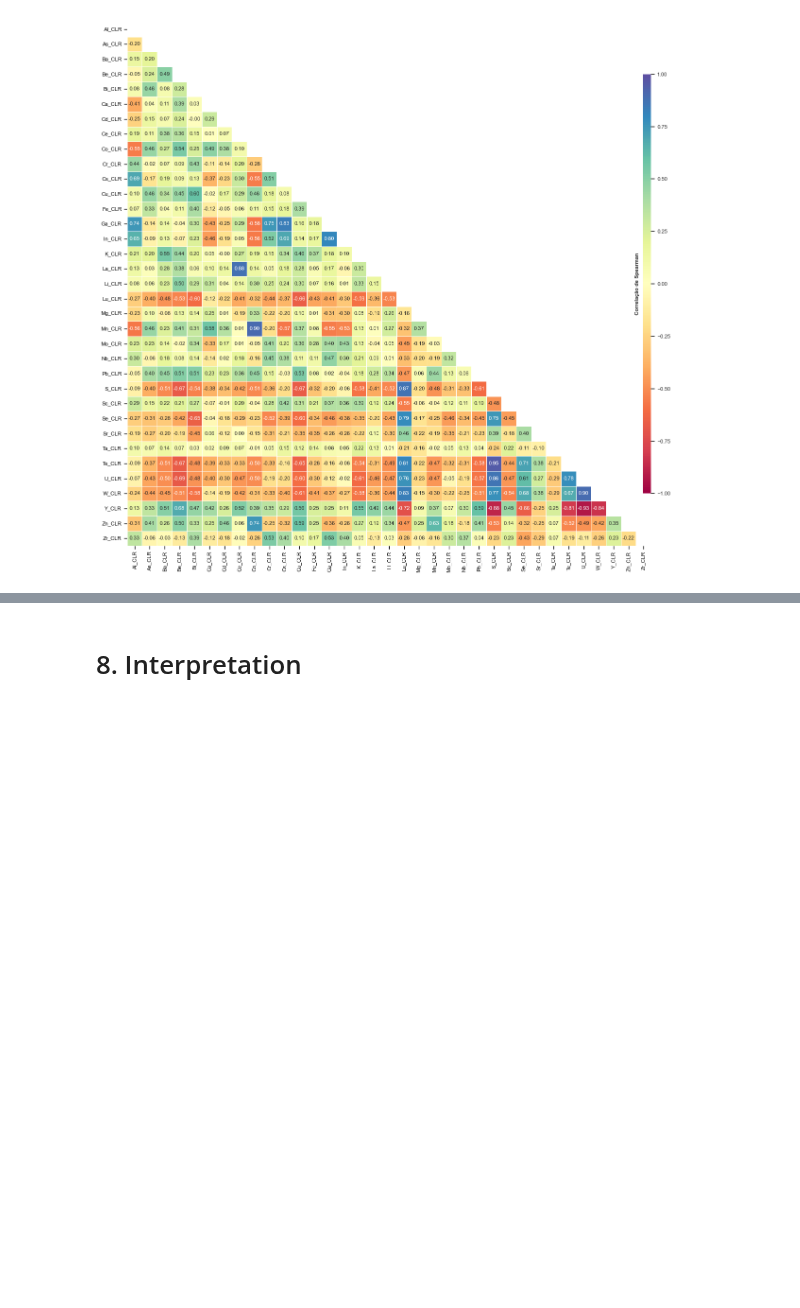
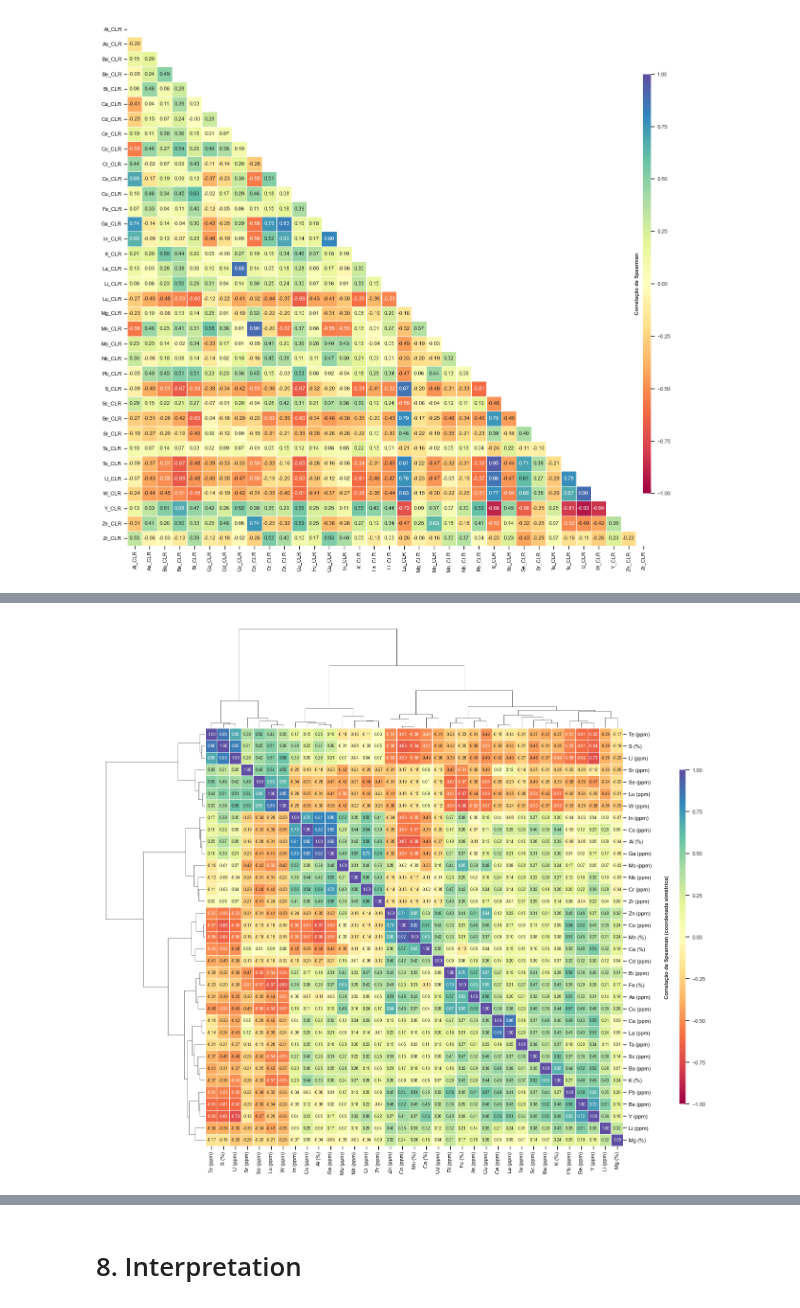
Before and after one commit to dutraluiz/Geochemistry, a Jupyter notebook: 2 - Exploratory Analysis.ipynb, the cells around one changed output, grey strips where cells are left out. Drawn from its saved outputs; the diff is of its cells as text; code cells hidden in the pictures; blank space fills up the shorter version.

```diff
--- a/2 - Exploratory Analysis.ipynb
+++ b/2 - Exploratory Analysis.ipynb
@@ -373,0 +498,48 @@ plt.show()
+# %%
+import seaborn as sns
+import matplotlib.pyplot as plt
+import numpy as np
+from mpl_toolkits.axes_grid1.inset_locator import inset_axes
+
+# 1. Configurações de estilo
+fontsize = 8
+sns.set_theme(style='ticks')
+
+# 2. Criação do Clustermap
+# Nota: Removemos a 'mask' porque o agrupamento muda a ordem dos elementos
+g = sns.clustermap(df_cor_coda_spearman, method='ward',  # Método de Ward para blocos coesos
+                   metric='euclidean', annot=True, fmt='.2f', cmap='Spectral',
+                   vmin=-1, vmax=1, center=0, linewidths=.5, annot_kws={'size': fontsize - 2},
+                   figsize=(12, 12), cbar_pos=None)
+
+# O clustermap retorna um objeto ClusterGrid. O heatmap fica em g.ax_heatmap
+ax = g.ax_heatmap
+
+# 3. Legenda Customizada (seguindo seu estilo anterior)
+# Criamos um eixo para a barra de cores dentro da figura do clustermap
+cax = inset_axes(ax, width='1.5%', height='80%', loc='center right',
+                 bbox_to_anchor=(0.15, 0, 1, 1), bbox_transform=ax.transAxes, borderpad=0)
+cbar = plt.colorbar(ax.collections[0], cax=cax)
+cbar.ax.tick_params(labelsize=fontsize)
+cbar.outline.set_visible(False)
+cax.set_ylabel('Correlação de Spearman (coordenada simétrica)', fontsize=fontsize, weight='bold', rotation=90, labelpad=5)
+cax.yaxis.set_label_position('left')
+
+# 4. Configuração dos Ticks (eixos reordenados pelo cluster)
+ax.tick_params(axis='both', which='both', length=5, width=1, direction='out', colors='black')
+
+# 5. Rótulos customizados (pegando a ordem definida pelo clustering)
+labels_x = [l.get_text().replace('_pct', ' (%)').replace('_ppm', ' (ppm)') for l in ax.get_xticklabels()]
+labels_y = [l.get_text().replace('_pct', ' (%)').replace('_ppm', ' (ppm)') for l in ax.get_yticklabels()]
+
+ax.set_xticklabels(labels_x, fontsize=fontsize, rotation=90)
+ax.set_yticklabels(labels_y, fontsize=fontsize, rotation=0)
+
+# Ajuste fino dos dendrogramas (opcional: mudar cor ou espessura)
+plt.setp(g.ax_row_dendrogram.get_lines(), color='black', lw=0.5)
+plt.setp(g.ax_col_dendrogram.get_lines(), color='black', lw=0.5)
+
+plt.savefig('Figure/4-Clustermap_Spearman_Symm_Clustering.tif', format='tif', dpi=600, bbox_inches='tight')
+plt.show()
+# %% [output]
+[figure, added]
```
Also changed, not shown: parts of 13 cells of this notebook.
